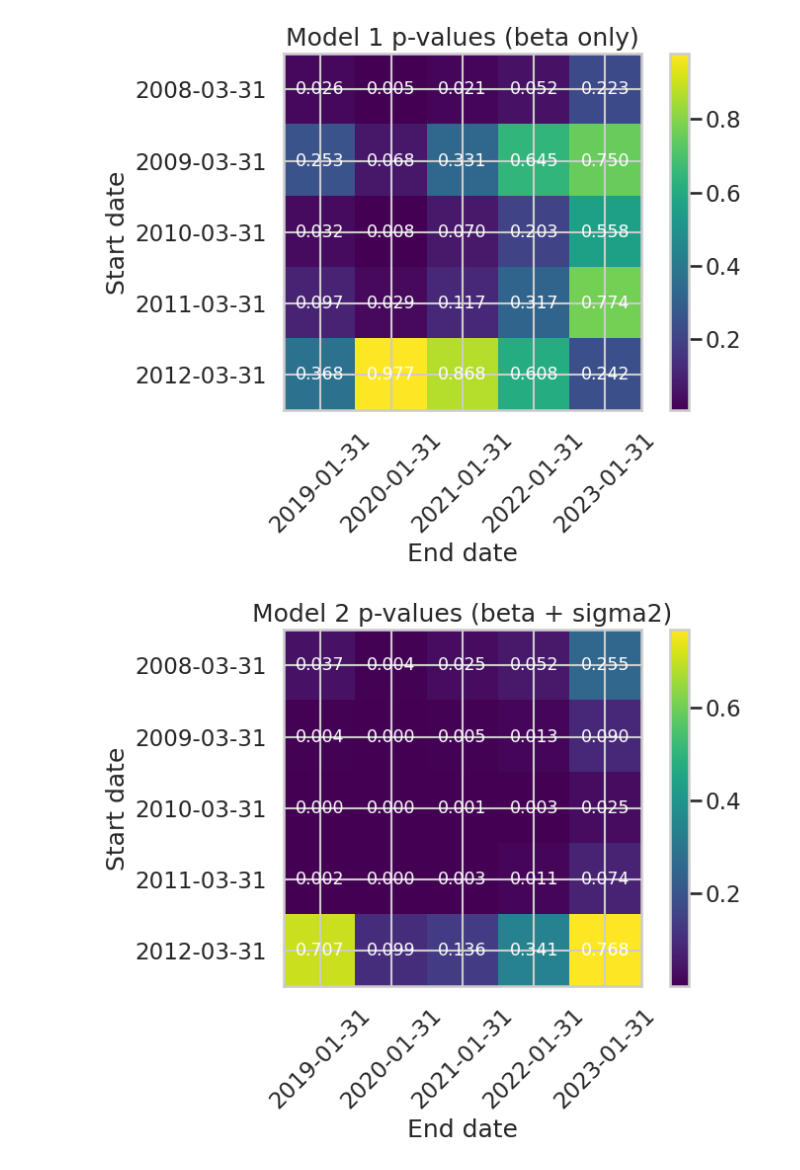
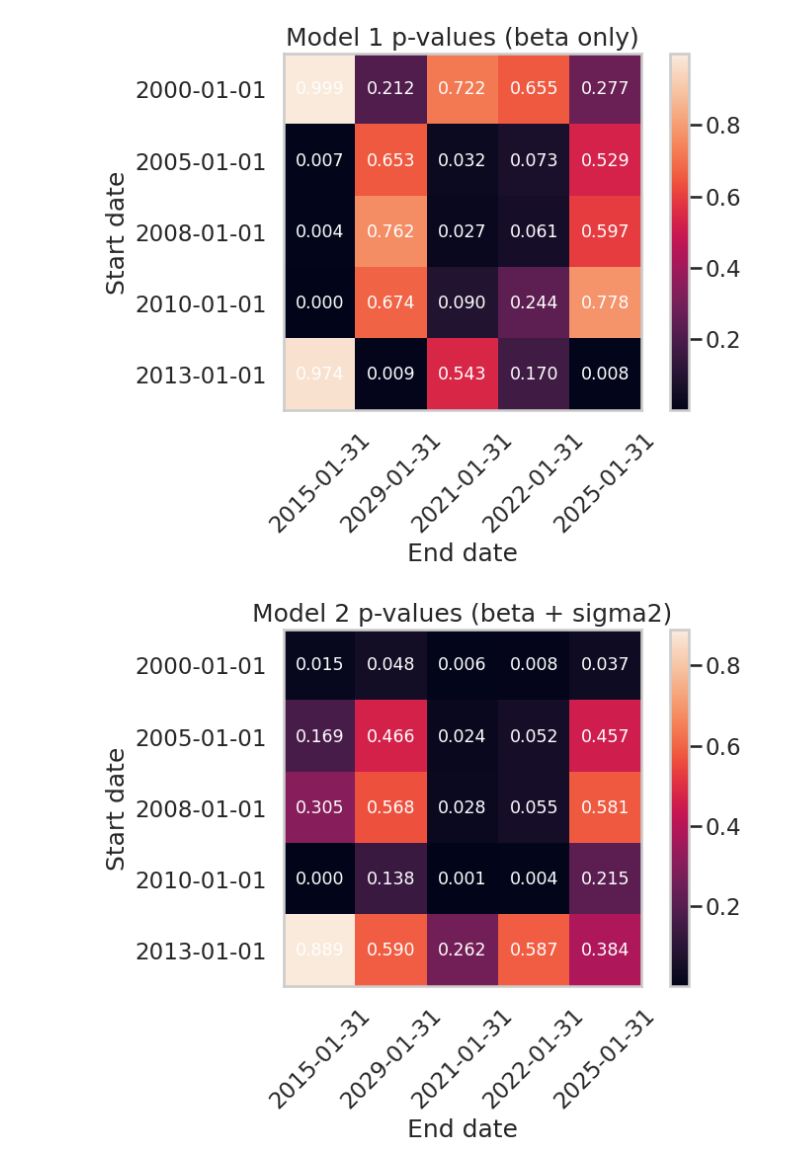
Before and after one commit to SorcCode/bce_pae2025, a Jupyter notebook: HF4/HF4.ipynb, the cells around one changed output. Drawn from its saved outputs; the diff is of its cells as text; code cells hidden in the pictures.

```diff
--- a/HF4/HF4.ipynb
+++ b/HF4/HF4.ipynb
@@ -13,7 +13,7 @@ df['Date'] = pd.to_datetime(df['Date'])
 df = df.set_index('Date').sort_index()
 
 # Compute risk-free rate (monthly) and lag
-rf = df['TB1M']/100/365
+rf = df['TB1M']/100/250
 rf_lag = rf.shift(1)
 
 # Remove RF column from price data
@@ -278,7 +296,7 @@ def excel_first_pass(RP, start, end):
         rows.append([s, beta, alpha, sigma2, Ri.mean()])
     return pd.DataFrame(rows, columns=['Ticker','beta','alpha','sigma2','riskprem_mean'])
 # %%
-fig, axes = plt.subplots(7, 2, figsize=(18, 40))
+fig, axes = plt.subplots(5, 2, figsize=(18, 40))
 plt.subplots_adjust(hspace=0.4)
 
 for idx, start in enumerate(starts):
@@ -321,6 +339,6 @@ for idx, start in enumerate(starts):
     ax2.set_ylabel("")
 
 plt.tight_layout()
-plt.savefig("src/alpha-beta-multiwindow.svg")
+plt.savefig("src/alpha-beta-multiwindow-daily.svg")
 plt.show()
 # %% [output]
@@ -328,18 +346,33 @@ plt.show()
 # %%
+def excel_first_pass(RP,start,end):
+    RPsub = RP.loc[start:end]
+    RM = RPsub['OEX_rp']
+    rows = []
+    for s in RPsub.columns:
+        if s == 'OEX_rp': continue
+        Ri = RPsub[s]
+        cov = np.cov(Ri, RM)[0,1]
+        var = np.var(RM, ddof=1)
+        beta = cov/var
+        alpha = Ri.mean() - beta*RM.mean()
+        sigma2 = np.var(Ri - beta*RM)
+        rows.append([s, beta, alpha, sigma2, Ri.mean()])
+    return pd.DataFrame(rows, columns=['Ticker','beta','alpha','sigma2','riskprem_mean'])
+
 starts = [
-    "2008-03-31",
-    "2009-03-31",
-    "2010-03-31",
-    "2011-03-31",
-    "2012-03-31"
+    "2000-01-01",
+    "2005-01-01",
+    "2008-01-01",
+    "2010-01-01",
+    "2013-01-01"
 ]
 
 ends = [
-    "2019-01-31",
-    "2020-01-31",
+    "2015-01-31",
+    "2029-01-31",
     "2021-01-31",
     "2022-01-31",
-    "2023-01-31"
+    "2025-01-31"
 ]
 
 pvals1 = np.zeros((5,5))
@@ -373,34 +406,36 @@ for i, s in enumerate(starts):
 
         # Model 2 p-value
         gamma1_2 = model2.params['beta']
         se2 = model2.bse['beta']
         df2 = n - 3
         t2 = (gamma1_2 - market_rp)/se2
         p2 = 2*(1 - tdist.cdf(abs(t2), df2))
 
         pvals1[i,j] = p1
         pvals2[i,j] = p2
 
 # === HEATMAP FUNCTION ===
 def plot_heatmap(mat, title):
     plt.figure(figsize=(8,6))
-    im = plt.imshow(mat, cmap='viridis')
+    im = plt.imshow(mat)
     plt.colorbar(im)
     for i in range(mat.shape[0]):
         for j in range(mat.shape[1]):
             plt.text(j, i, f'{mat[i,j]:.3f}', ha='center', va='center', color='white', size='x-small')
     plt.title(title)
     plt.xticks(range(5), [e[:10] for e in ends], rotation=45)
     plt.yticks(range(5), [s[:10] for s in starts])
     plt.xlabel("End date")
     plt.ylabel("Start date")
+    plt.grid()
     plt.tight_layout()
+    plt.savefig("src/heatmap-daily.svg")
     plt.show()
 
 # === PRODUCE HEATMAPS ===
 plot_heatmap(pvals1, "Model 1 p-values (beta only)")
 plot_heatmap(pvals2, "Model 2 p-values (beta + sigma2)")
 # %% [output]
-[figure, old version]
+[figure, new version]
-[figure, old version]
+[figure, new version]
 # %%
```
Also changed, not shown: parts of 9 cells of this notebook, 6 other files.
